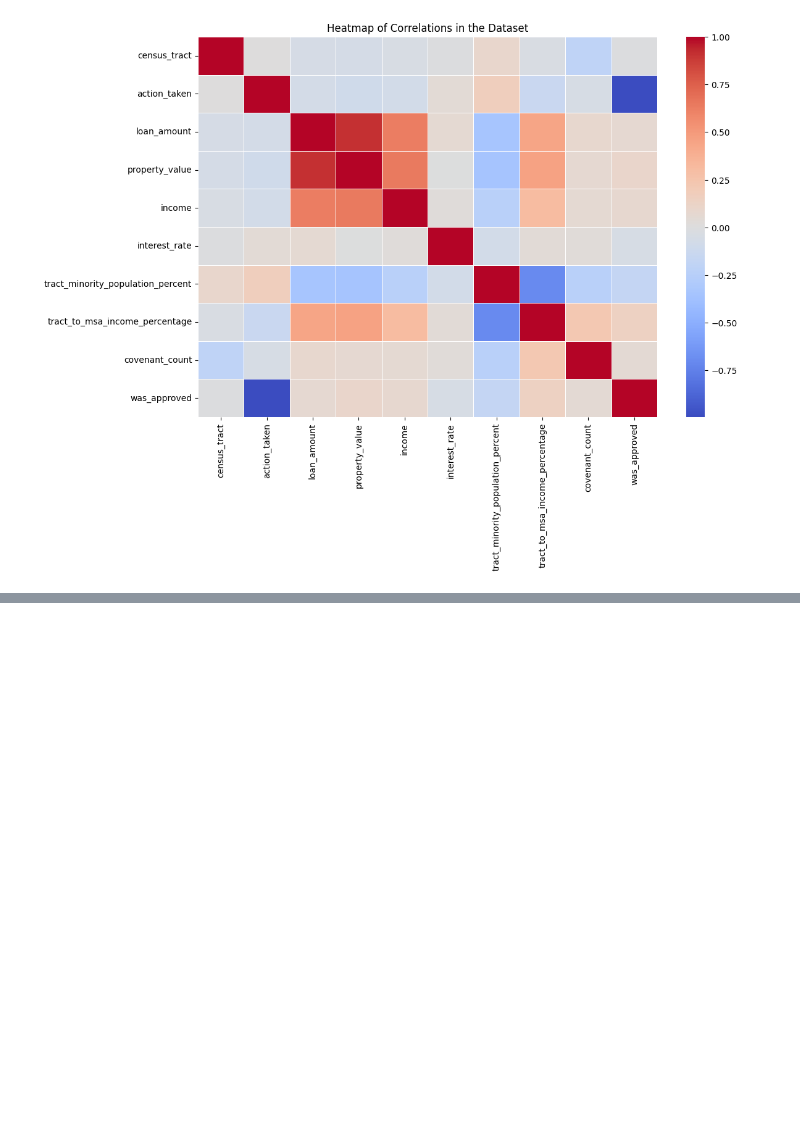
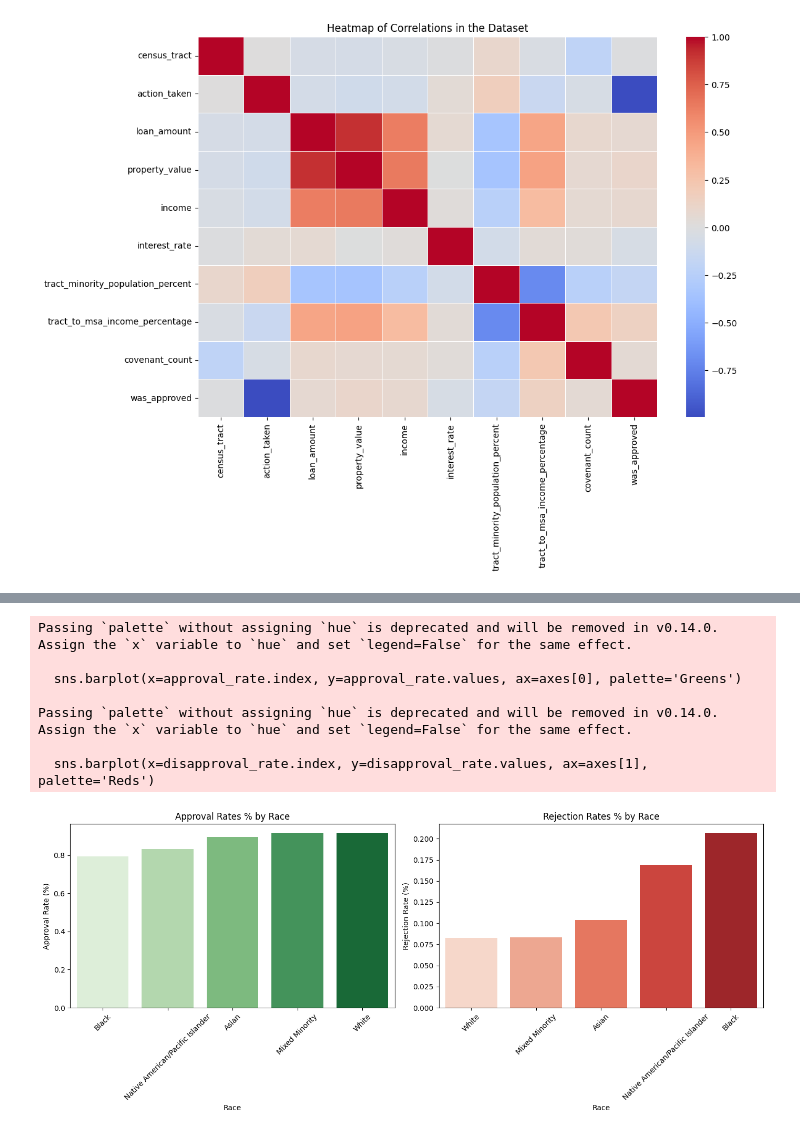
Before and after one commit to Group4-s2025/DATA-6550-Algorithms, a Jupyter notebook: Module_4_Project_Group_4.ipynb, the cells around one changed output, grey strips where cells are left out. Drawn from its saved outputs; the diff is of its cells as text; code cells hidden in the pictures; blank space fills up the shorter version.

```diff
--- a/Module_4_Project_Group_4.ipynb
+++ b/Module_4_Project_Group_4.ipynb
@@ -212,0 +388,3 @@ plt.show()
+# %%
+df['was_approved'] = df['was_approved'].astype(int)
+df['was_approved'].value_counts()
@@ -212,0 +448,3 @@ plt.show()
+# %%
+df = df.dropna()
+df.info()
@@ -212,0 +469,9 @@ plt.show()
+# %%
+df = df[df['derived_race'] != 'Race Not Available']
+df = df[df['derived_race'] != 'Free Form Text Only']
+df = df[df['derived_race'] != 'Joint']
+df['derived_race'] = df['derived_race'].replace('Black or African American', 'Black')
+df['derived_race'] = df['derived_race'].replace('2 or more minority races', 'Mixed Minority')
+df['derived_race'] = df['derived_race'].replace('American Indian or Alaska Native', 'Native')
+df['derived_race'] = df['derived_race'].replace('Native Hawaiian or Other Pacific Islander', 'Pacifican')
+df['derived_race'].value_counts()
@@ -212,0 +507,33 @@ plt.show()
+# %%
+# Calculate the approval and disapproval rates by race
+df_ratio = df.groupby(['derived_race', 'was_approved']).size().unstack().apply(lambda x: x / x.sum(), axis=1)
+
+fig, axes = plt.subplots(1, 2, figsize=(14, 6))
+
+# Plot approval rates
+approval_rate = df_ratio[1].sort_values(ascending=True)
+sns.barplot(x=approval_rate.index, y=approval_rate.values, ax=axes[0], palette='Greens')
+axes[0].set_title('Approval Rates % by Race')
+axes[0].set_xlabel('Race')
+axes[0].set_ylabel('Approval Rate (%)')
+axes[0].tick_params(axis='x', rotation=45)
+
+# Plot disapproval rates
+disapproval_rate = df_ratio[0].sort_values(ascending=True)
+sns.barplot(x=disapproval_rate.index, y=disapproval_rate.values, ax=axes[1], palette='Reds')
+axes[1].set_title('Rejection Rates % by Race')
+axes[1].set_xlabel('Race')
+axes[1].set_ylabel('Rejection Rate (%)')
+plt.xticks(rotation=45)
+
+plt.tight_layout()
+plt.show()
+# %% [output]
+Passing `palette` without assigning `hue` is deprecated and will be removed in v0.14.0. Assign the `x` variable to `hue` and set `legend=False` for the same effect.
+
+  sns.barplot(x=approval_rate.index, y=approval_rate.values, ax=axes[0], palette='Greens')
+
+Passing `palette` without assigning `hue` is deprecated and will be removed in v0.14.0. Assign the `x` variable to `hue` and set `legend=False` for the same effect.
+
+  sns.barplot(x=disapproval_rate.index, y=disapproval_rate.values, ax=axes[1], palette='Reds')
+[figure, added]
```
Also changed, not shown: parts of 73 cells of this notebook.
